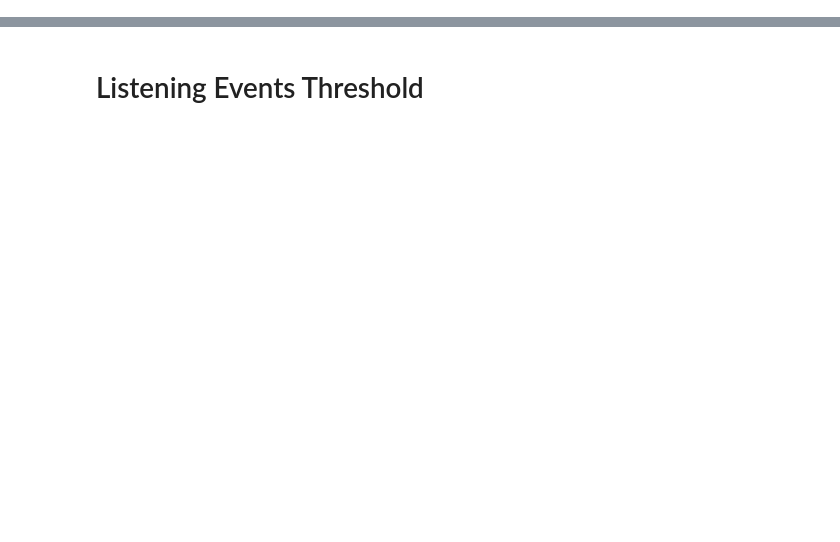
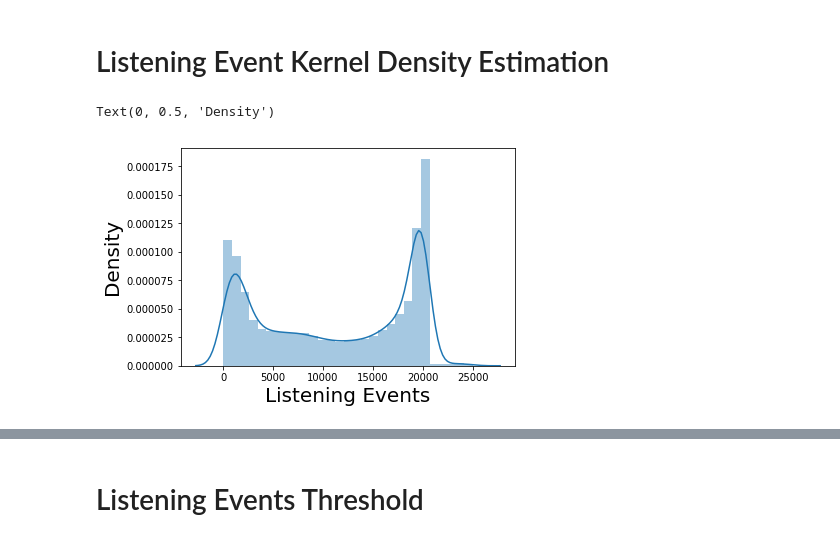
Before and after one commit to pmuellner/supporttheunderground, a Jupyter notebook: Identification of BeyMS.ipynb, the cells around one changed output, grey strips where cells are left out. Cells and saved outputs as stored; diff of their text form; code cells hidden in the pictures; blank space fills up the shorter version.

```diff
--- a/Identification of BeyMS.ipynb
+++ b/Identification of BeyMS.ipynb
@@ -6,0 +11,3 @@ import pandas as pd
+# %%
+user_data_df = pd.read_csv("data/LFM-1b_users.txt", sep="\t")[["user_id", "country", "age", "gender"]].set_index("user_id")
+user_data_df.head()
@@ -6,0 +22,4 @@ import pandas as pd
+# %%
+user_data_add_df = pd.read_csv("data/LFM-1b_users_additional.txt", sep="\t").set_index("user-id")
+user_data_add_df = user_data_add_df[["cnt_listeningevents"]]
+user_data_add_df.head()
@@ -6,0 +34,4 @@ import pandas as pd
+# %%
+user_mainstreaminess_df = pd.read_csv("data/user_mainstreaminess.txt", sep="\t").set_index("user_id")
+user_mainstreaminess_df = user_mainstreaminess_df[["M_global_R_APC"]]
+user_mainstreaminess_df.head()
@@ -6,0 +46,4 @@ import pandas as pd
+# %%
+data_df = user_data_df.merge(user_data_add_df, left_index=True, right_index=True).merge(user_mainstreaminess_df, left_index=True, right_index=True)
+data_df.dropna(inplace=True)
+data_df.head()
@@ -6,0 +58,10 @@ import pandas as pd
+# %% [markdown]
+# Listening Event Kernel Density Estimation
+# %%
+listening_events = data_df[data_df['cnt_listeningevents'] <= 25000]['cnt_listeningevents']
+LE_kde = sns.distplot(listening_events).get_lines()[0].get_data()
+plt.xlabel('Listening Events', fontsize=20)
+plt.ylabel('Density', fontsize=20)
+# %% [output]
+Text(0, 0.5, 'Density')
+[figure, added]
```
Also changed, not shown: parts of 44 cells of this notebook, 1 other file.
